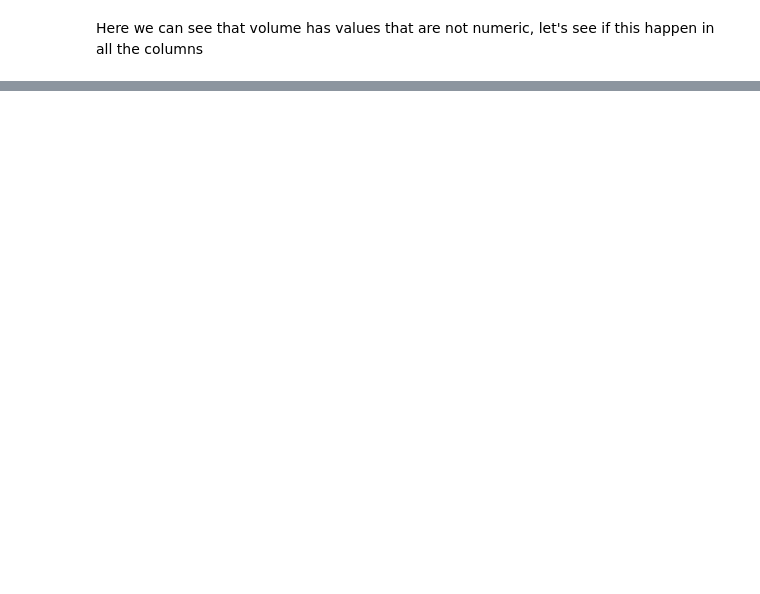
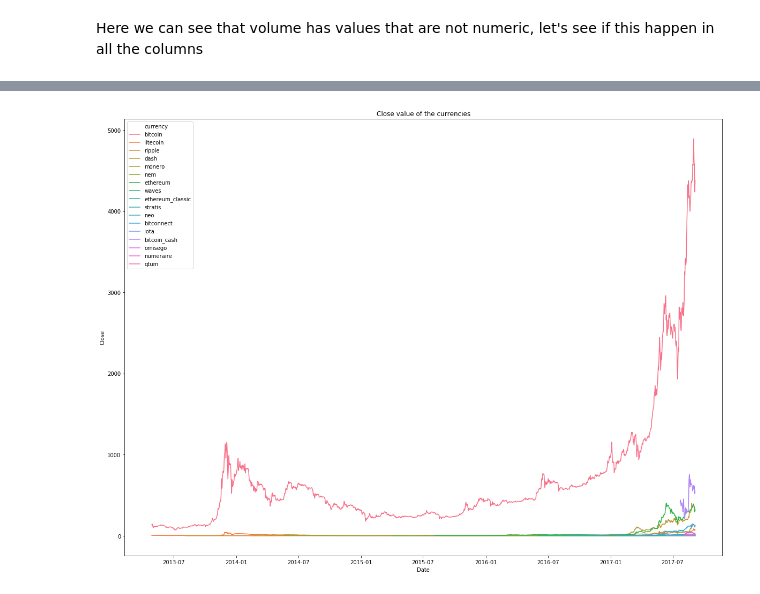
Before and after one commit to mrg20/laboratory-data-science-subject, a Jupyter notebook: notebooks/Cryptocoins analysis.ipynb, the cells around one changed output, grey strips where cells are left out. Drawn from its saved outputs; the diff is of its cells as text; code cells hidden in the pictures; blank space fills up the shorter version.

```diff
--- a/notebooks/Cryptocoins analysis.ipynb
+++ b/notebooks/Cryptocoins analysis.ipynb
@@ -155,0 +179,5 @@ We can see that only Volume had non number values
+# %%
+sns.lineplot(x=dfp.index, y='Close', hue='currency', data=dfp)
+plt.title('Close value of the currencies');
+# %% [output]
+[figure, added]
```
Also changed, not shown: parts of 21 cells of this notebook.
